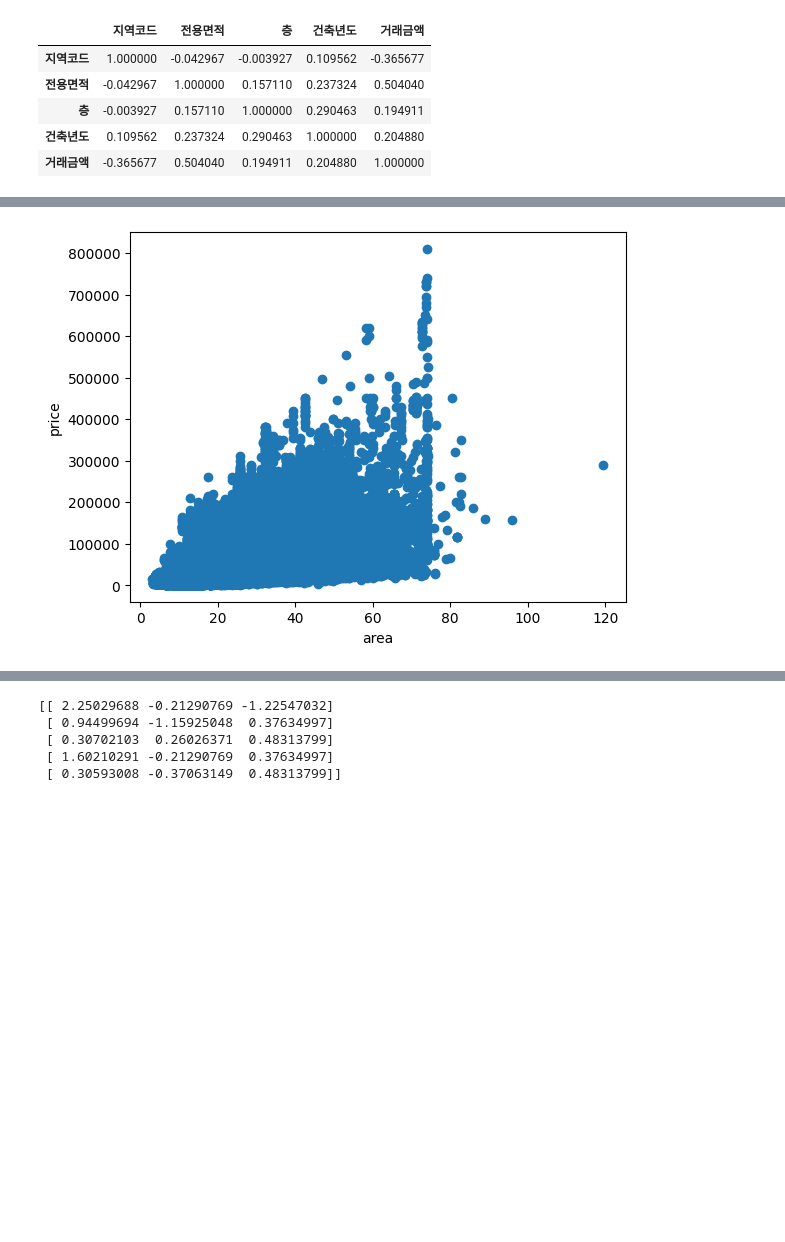
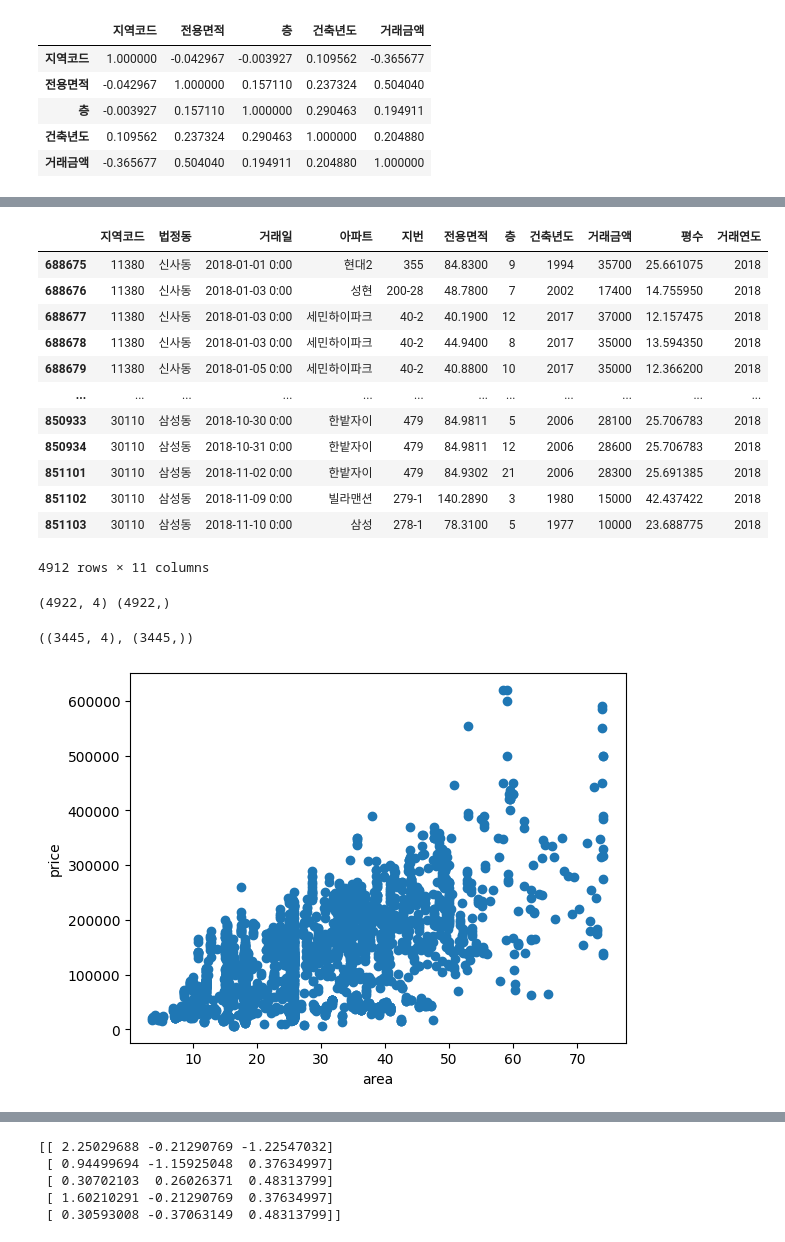
Before and after one commit to Chocoding1/Machine-Learning-Deep-Learning, a Jupyter notebook: AI_final.ipynb, the cells around one changed output, grey strips where cells are left out. Drawn from its saved outputs; the diff is of its cells as text; code cells hidden in the pictures; blank space fills up the shorter version.

```diff
--- a/AI_final.ipynb
+++ b/AI_final.ipynb
@@ -69,0 +126,25 @@ df['평수'] = df['전용면적'] * 0.3025
+# %%
+df_gangnam = df[df['법정동'].isin(target_dongs)]
+
+df_gangnam.head(-10)
+# %% [output]
+|  | 지역코드 | 법정동 | 거래일 | 아파트 | 지번 | 전용면적 | 층 | 건축년도 | 거래금액 | 평수 | 거래연도 |
+| 688675 | 11380 | 신사동 | 2018-01-01 0:00 | 현대2 | 355 | 84.8300 | 9 | 1994 | 35700 | 25.661075 | 2018 |
+| 688676 | 11380 | 신사동 | 2018-01-03 0:00 | 성현 | 200-28 | 48.7800 | 7 | 2002 | 17400 | 14.755950 | 2018 |
+| 688677 | 11380 | 신사동 | 2018-01-03 0:00 | 세민하이파크 | 40-2 | 40.1900 | 12 | 2017 | 37000 | 12.157475 | 2018 |
+| 688678 | 11380 | 신사동 | 2018-01-03 0:00 | 세민하이파크 | 40-2 | 44.9400 | 8 | 2017 | 35000 | 13.594350 | 2018 |
+| 688679 | 11380 | 신사동 | 2018-01-05 0:00 | 세민하이파크 | 40-2 | 40.8800 | 10 | 2017 | 35000 | 12.366200 | 2018 |
+| ... | ... | ... | ... | ... | ... | ... | ... | ... | ... | ... | ... |
+| 850933 | 30110 | 삼성동 | 2018-10-30 0:00 | 한밭자이 | 479 | 84.9811 | 5 | 2006 | 28100 | 25.706783 | 2018 |
+| 850934 | 30110 | 삼성동 | 2018-10-31 0:00 | 한밭자이 | 479 | 84.9811 | 12 | 2006 | 28600 | 25.706783 | 2018 |
+| 851101 | 30110 | 삼성동 | 2018-11-02 0:00 | 한밭자이 | 479 | 84.9302 | 21 | 2006 | 28300 | 25.691385 | 2018 |
+| 851102 | 30110 | 삼성동 | 2018-11-09 0:00 | 빌라맨션 | 279-1 | 140.2890 | 3 | 1980 | 15000 | 42.437422 | 2018 |
+| 851103 | 30110 | 삼성동 | 2018-11-10 0:00 | 삼성 | 278-1 | 78.3100 | 5 | 1977 | 10000 | 23.688775 | 2018 |
+4912 rows × 11 columns
+# %%
+X = df_gangnam[['거래일', '평수', '층', '건축년도']]
+y = df_gangnam['거래금액']
+
+print(X.shape, y.shape)
+# %% [output]
+(4922, 4) (4922,)
@@ -70,13 +155,17 @@ df['평수'] = df['전용면적'] * 0.3025
+# %%
+X_train.shape, y_train.shape
+# %% [output]
+((3445, 4), (3445,))
 # %%
 import matplotlib.pyplot as plt
 
 # 평수, 거래금액 산점도
-plt.scatter(df['평수'], df['거래금액'])
+plt.scatter(X_train['평수'], y_train)
 plt.xlabel('area')
 plt.ylabel('price')
 
 plt.show()
 # %% [output]
-[figure, old version]
+[figure, new version]
 # %%
 # 층, 거래금액 산점도
```
Also changed, not shown: parts of 11 cells of this notebook.
